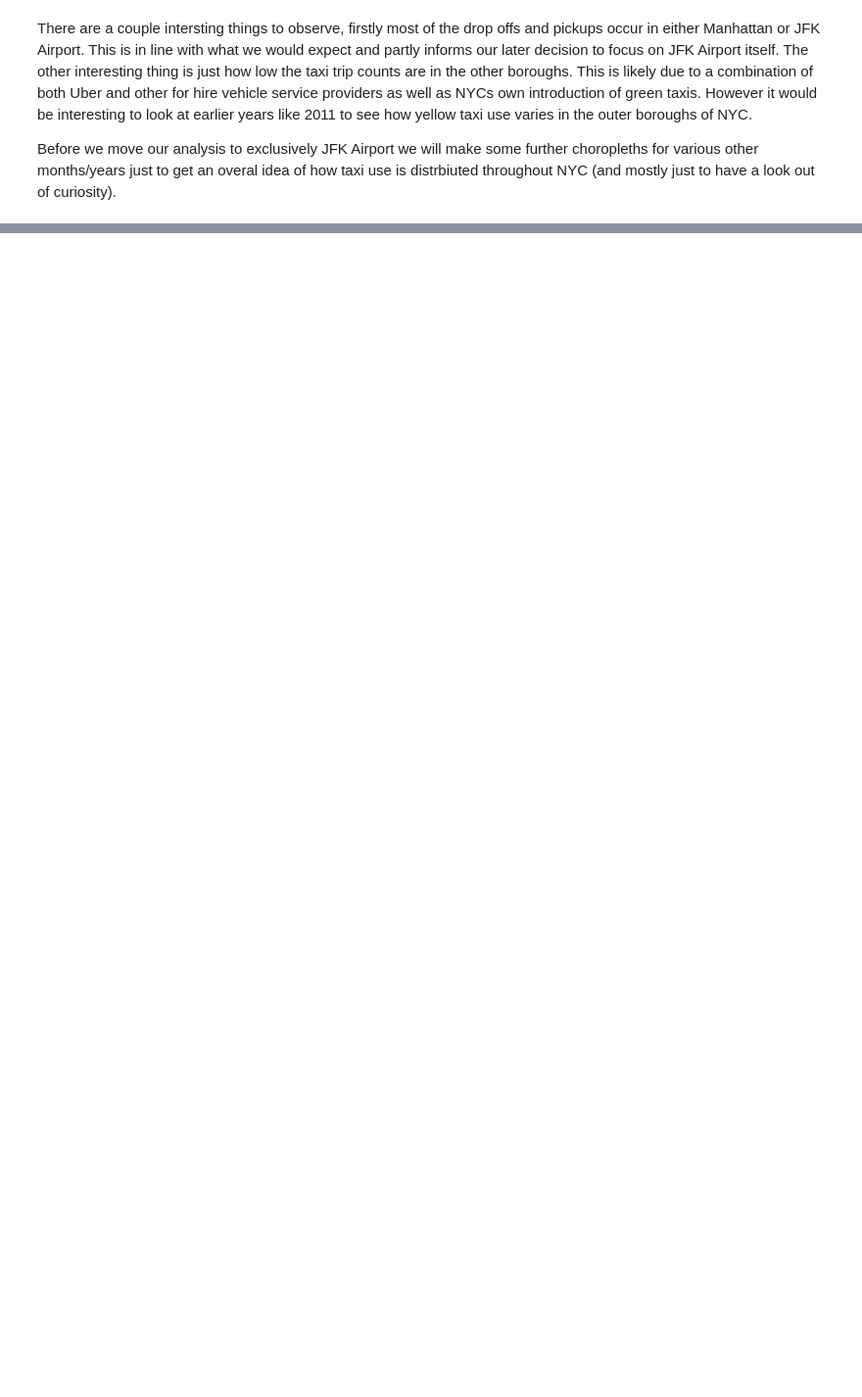
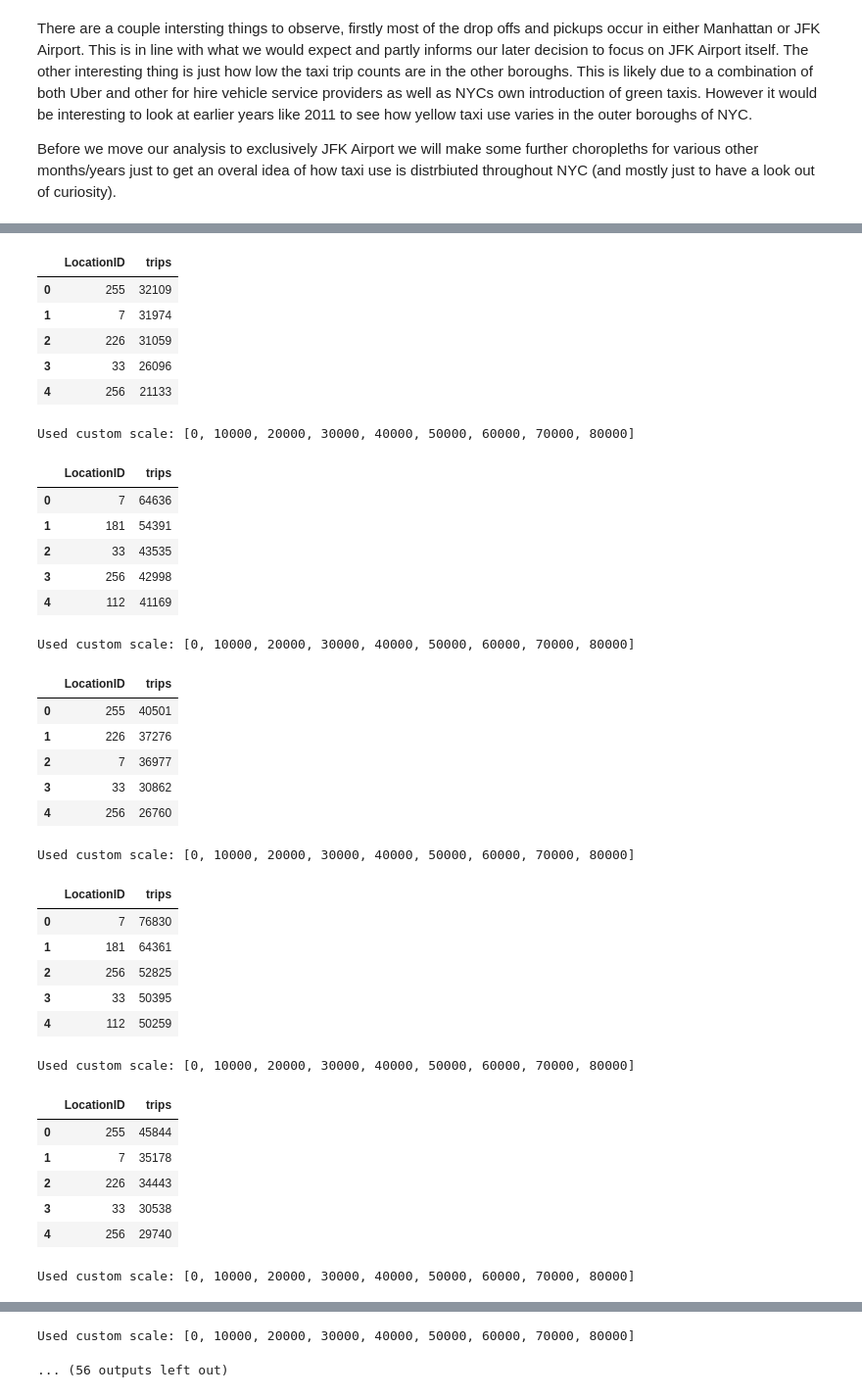
Before and after one commit to William-Ogilvie/NYC-taxi-data-analysis, a Jupyter notebook: notebooks/EDA.ipynb, the cells around one changed output, grey strips where cells are left out. Shown at 98% size. Drawn from its saved outputs; the diff is of its cells as text; code cells hidden in the pictures; blank space fills up the shorter version.

```diff
--- a/notebooks/EDA.ipynb
+++ b/notebooks/EDA.ipynb
@@ -178,38 +248,83 @@ months = ["01", "03", "06", "08", "12"]
 # From additional exploration we will also need to drop JFK Airport and LaGuardia Airport we can't do this by borough so we have a sepearte function to drop by location ID
 # JFK has id 132, LaGuardia has id 138
 
+# We also observe that location id 264 which corresponds to unkown also has a lot of trips that distorts the scale, for example in 2011 it has 309,226 trips.
+# So we will remove it as well
+
+# We further observre that location id 265 can also cause high trip counts, e.g. 118,772 in 03 2011 for pick ups. 265 corresponds to outside NYC so we can safely drop it.
+
 # Drop Manhattan rows from geo spatial data
 geo_data_no_manhattan = make_borough_mask_geo_data(taxi_zones_folium, "Manhattan")
 
-# Drop JFK and LaGuardia from geo spatial data
-geo_data_no_manhattan = drop_id_geo_data(geo_data_no_manhattan, [132, 138])
+# Drop JFK, unkown, outside NYC and LaGuardia from geo spatial data
+geo_data_no_manhattan = drop_id_geo_data(geo_data_no_manhattan, [132, 138, 264, 265])
+
+# Again for easier comparsion we will fix the scale, from investiagtion the maximum trip counts that occur are around just under 80,000 so we will create 8 bins going up in 10,000s
+scale = np.arange(0, 80001, 10000).tolist()
+
 
 for year in years:
     for month in months:
         # Skip 06-2025, 08-2025 and 12-2025 as they don't exist yet
         if (year == 2025) and (month == "06" or month == "08" or month == "12"):
             continue
 
         # Load data frame
         df = pd.read_parquet(DATA_DIR_RAW + f"yellow_tripdata_{str(year)}-{month}.parquet")
 
         # Drop Manhattan from the df we need two data frames, one where we drop in the pick ups, one where we drop in the drop offs
         df_pu = make_borough_mask_df(taxi_zone_lookup, df, "Manhattan", "PU")
         df_do = make_borough_mask_df(taxi_zone_lookup, df, "Manhattan", "DO")
 
-        # Drop JFK and LaGuardia from dfs
-        df_pu = drop_id_df(df_pu, [132, 138], "PU")
-        df_do = drop_id_df(df_do, [132, 138], "DO")
+        # Drop JFK, unkown, outside NYC and LaGuardia from dfs
+        df_pu = drop_id_df(df_pu, [132, 138, 264, 265], "PU")
+        df_do = drop_id_df(df_do, [132, 138, 264, 265], "DO")
 
         # Create pick up Choropleth
-        m_3 = make_choropleth(df_pu, "PULocationID", geo_data_no_manhattan, taxi_zone_lookup, f" no Manhattan {month} {year}")
+        m_3 = make_choropleth(df_pu, "PULocationID", geo_data_no_manhattan, taxi_zone_lookup, f" no Manhattan {month} {year}", scale)
 
         # Export to HTML file
         m_3.save(f"../reports/maps/PULocationID_count_by_zone_{str(year)}_{month}_no_manhattan.html")
 
 
         # Create drop off Choropleth
-        m_4 = make_choropleth(df_do, "DOLocationID", geo_data_no_manhattan, taxi_zone_lookup, f" no Manhattan {month} {year}")
+        m_4 = make_choropleth(df_do, "DOLocationID", geo_data_no_manhattan, taxi_zone_lookup, f" no Manhattan {month} {year}", scale)
 
         # Export to HTML file
         m_4.save(f"../reports/maps/DOLocationID_count_by_zone_{str(year)}_{month}_no_manhattan.html")
+# %% [output]
+|  | LocationID | trips |
+| 0 | 255 | 32109 |
+| 1 | 7 | 31974 |
+| 2 | 226 | 31059 |
+| 3 | 33 | 26096 |
+| 4 | 256 | 21133 |
+Used custom scale: [0, 10000, 20000, 30000, 40000, 50000, 60000, 70000, 80000]
+|  | LocationID | trips |
+| 0 | 7 | 64636 |
+| 1 | 181 | 54391 |
+| 2 | 33 | 43535 |
+| 3 | 256 | 42998 |
+| 4 | 112 | 41169 |
+Used custom scale: [0, 10000, 20000, 30000, 40000, 50000, 60000, 70000, 80000]
+|  | LocationID | trips |
+| 0 | 255 | 40501 |
+| 1 | 226 | 37276 |
+| 2 | 7 | 36977 |
+| 3 | 33 | 30862 |
+| 4 | 256 | 26760 |
+Used custom scale: [0, 10000, 20000, 30000, 40000, 50000, 60000, 70000, 80000]
+|  | LocationID | trips |
+| 0 | 7 | 76830 |
+| 1 | 181 | 64361 |
+| 2 | 256 | 52825 |
+| 3 | 33 | 50395 |
+| 4 | 112 | 50259 |
+Used custom scale: [0, 10000, 20000, 30000, 40000, 50000, 60000, 70000, 80000]
+|  | LocationID | trips |
+| 0 | 255 | 45844 |
+| 1 | 7 | 35178 |
+| 2 | 226 | 34443 |
+| 3 | 33 | 30538 |
+| 4 | 256 | 29740 |
+Used custom scale: [0, 10000, 20000, 30000, 40000, 50000, 60000, 70000, 80000]
@@ -215,0 +337,2 @@ for year in years:
+Used custom scale: [0, 10000, 20000, 30000, 40000, 50000, 60000, 70000, 80000]
+... (56 outputs left out)
```
Also changed, not shown: parts of 15 cells of this notebook, 6 other files.
